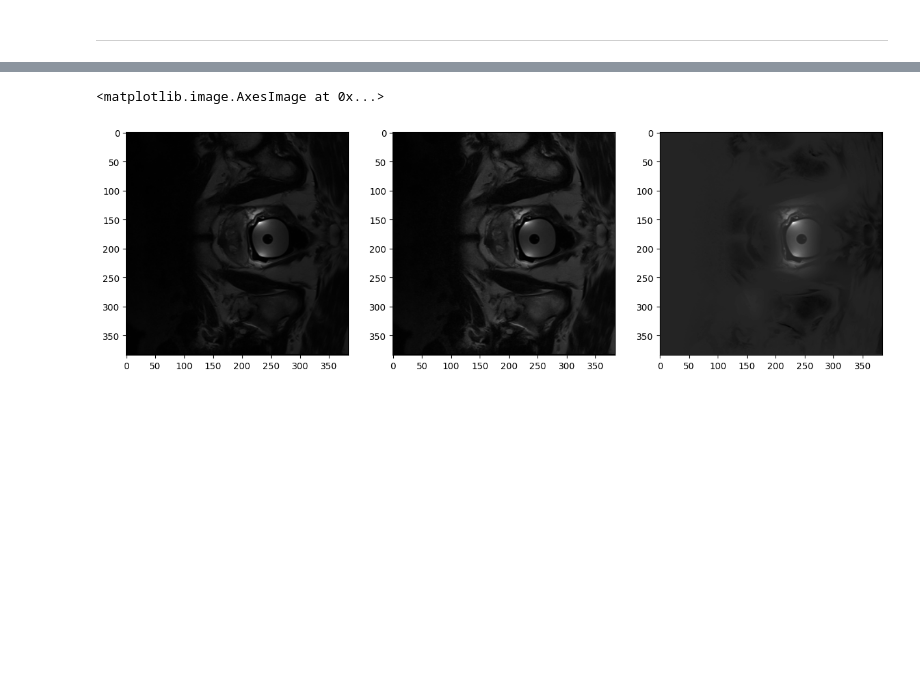
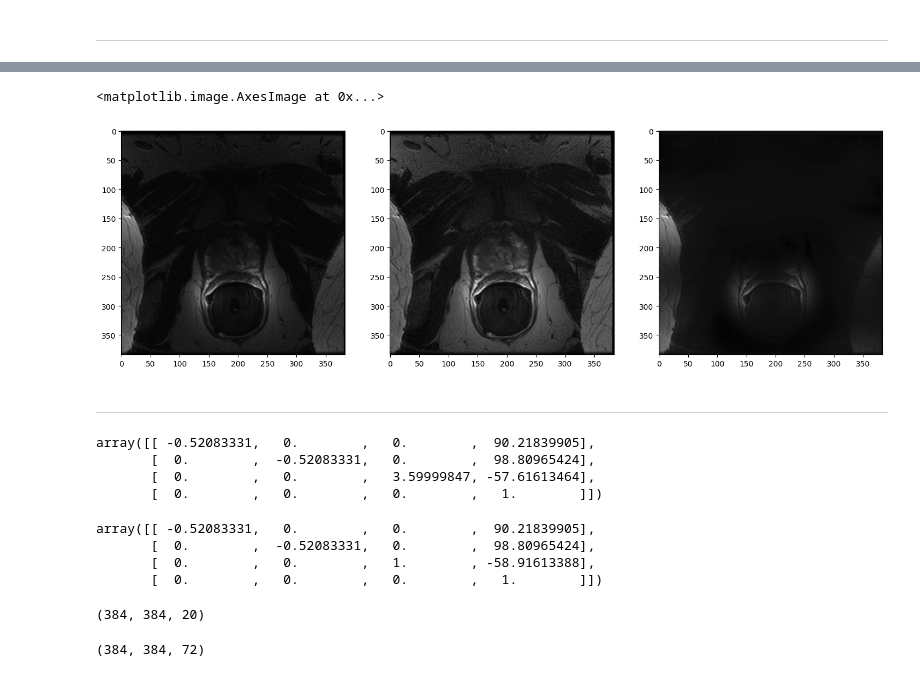
Before and after one commit to mpierangeli/PFI, a Jupyter notebook: viewer.ipynb, the cells around one changed output, grey strips where cells are left out. Cells and saved outputs as stored; diff of their text form; code cells hidden in the pictures; blank space fills up the shorter version.

Commit message:
pruebas con resample de secuencias

```diff
--- a/viewer.ipynb
+++ b/viewer.ipynb
@@ -156,10 +119,10 @@ plt.show()
 # %% [markdown]
 ----------------------------
 # %%
-inputImage = sitk.ReadImage(fp2+"\sujeto_050.nii")
+inputImage = sitk.ReadImage(fp2+"\sujeto_010.nii")
 maskImage = sitk.OtsuThreshold(inputImage,0,1,200)
 inputImage = sitk.Cast(inputImage,sitk.sitkFloat32)
 corrector = sitk.N4BiasFieldCorrectionImageFilter()
 output = corrector.Execute(inputImage,maskImage)
-#log_bias_field = corrector.GetLogBiasFieldAsImage(nda)
-#corrected_image_full_resolution = nda / sitk.Exp(log_bias_field)
+log_bias_field = corrector.GetLogBiasFieldAsImage(inputImage)
+corrected_image_full_resolution = inputImage / sitk.Exp(log_bias_field)
@@ -166,11 +134,13 @@ output = corrector.Execute(inputImage,maskImage)
 # %%
-img = sitk.GetArrayViewFromImage(output)
-imgor = sitk.GetArrayViewFromImage(inputImage)
+img = np.transpose(sitk.GetArrayViewFromImage(output))
+imgor = np.transpose(sitk.GetArrayViewFromImage(inputImage))
 # %%
-fig, ax = plt.subplots(1,3,figsize=(15,10))
-ax[0].imshow(imgor[11,:,:],cmap="gray")
-ax[1].imshow(img[11,:,:],cmap="gray")
-ax[2].imshow(imgor[11,:,:]-img[11,:,:],cmap="gray")
+fig, ax = plt.subplots(1,3,figsize=(18,12))
+ax[0].imshow(imgor[:,:,10],cmap="gray")
+ax[1].imshow(img[:,:,10],cmap="gray")
+ax[2].imshow(imgor[:,:,10]-img[:,:,10],cmap="gray")
 # %% [output]
 <matplotlib.image.AxesImage at 0x...>
-[figure, old version]
+[figure, new version]
+# %% [markdown]
+----
@@ -176,0 +151,15 @@ ax[2].imshow(imgor[11,:,:]-img[11,:,:],cmap="gray")
+# %%
+x.affine
+# %% [output]
+array([[ -0.52083331,   0.        ,   0.        ,  90.21839905],
+       [  0.        ,  -0.52083331,   0.        ,  98.80965424],
+       [  0.        ,   0.        ,   3.59999847, -57.61613464],
+       [  0.        ,   0.        ,   0.        ,   1.        ]])
+# %%
+transformed = resample(x)
+transformed.affine
+# %% [output]
+array([[ -0.52083331,   0.        ,   0.        ,  90.21839905],
+       [  0.        ,  -0.52083331,   0.        ,  98.80965424],
+       [  0.        ,   0.        ,   1.        , -58.91613388],
+       [  0.        ,   0.        ,   0.        ,   1.        ]])
@@ -176,0 +168,8 @@ ax[2].imshow(imgor[11,:,:]-img[11,:,:],cmap="gray")
+# %%
+sujeto.shape
+# %% [output]
+(384, 384, 20)
+# %%
+transformed_sujeto.shape
+# %% [output]
+(384, 384, 72)
```
Also changed, not shown: parts of 8 cells of this notebook, 2 other files.
